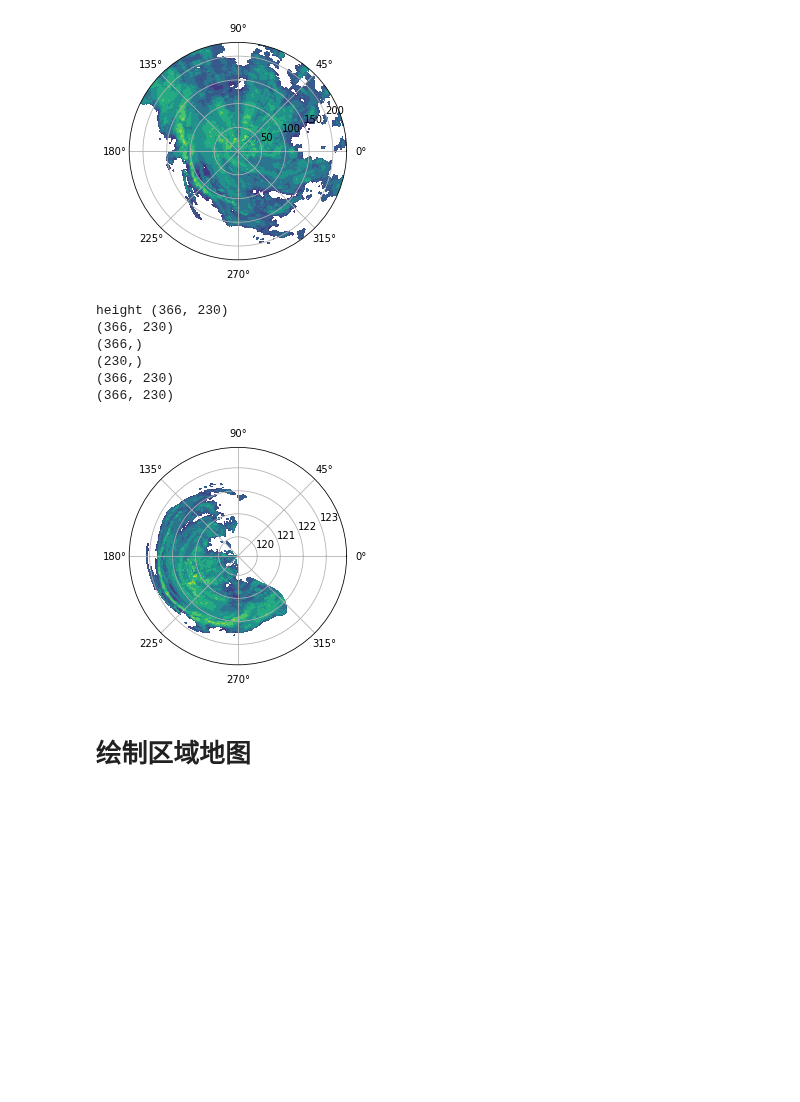
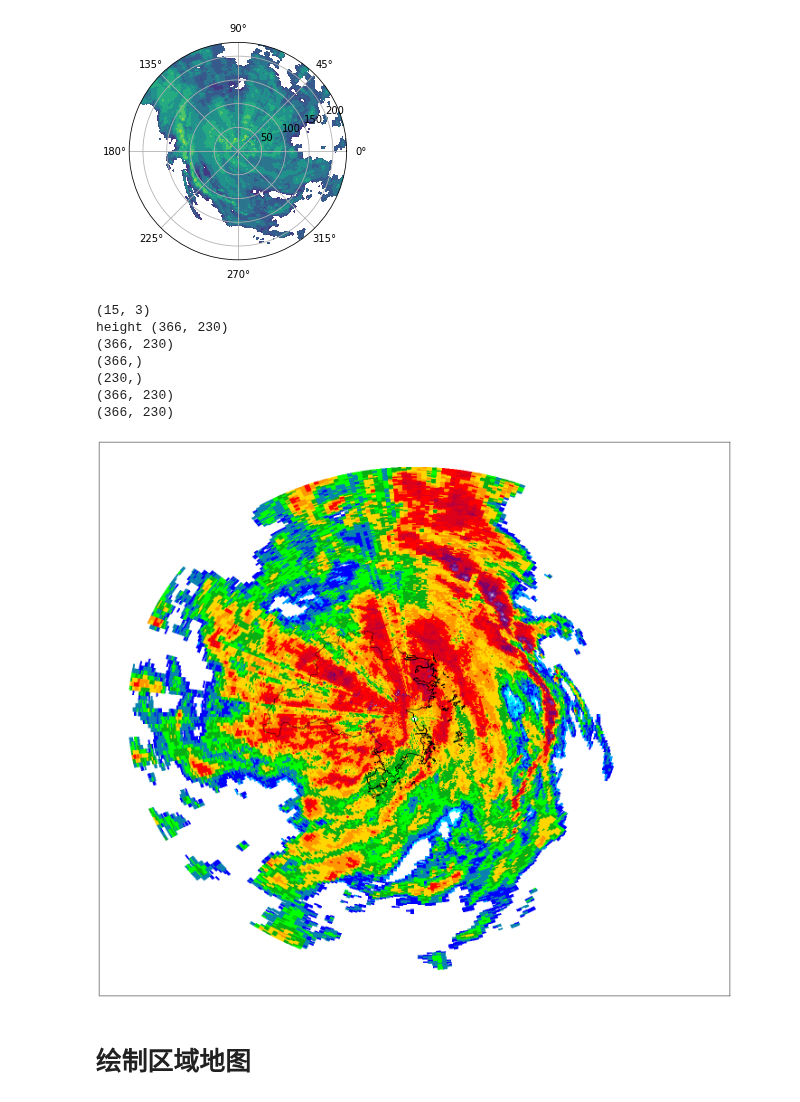
Before and after one commit to liyuan3970/study_demo, a Jupyter notebook: met_plot/rader/pup/Radar_IO读取和绘图.ipynb, the cells around one changed output. Saved outputs shown, nothing was run; the diff lists cells and outputs as text; code cells hidden in the pictures; blank space fills up the shorter version.

Commit message:
data

```diff
--- a/met_plot/rader/pup/Radar_IO读取和绘图.ipynb
+++ b/met_plot/rader/pup/Radar_IO读取和绘图.ipynb
@@ -38,36 +38,70 @@ height (366, 230)
 # %%
 import cinrad
 %matplotlib inline
 import numpy as np
 import matplotlib.pyplot as plt
+from cartopy.mpl.geoaxes import GeoAxes
+import cartopy.crs as ccrs
+from cartopy.feature import ShapelyFeature
+from cartopy.io.shapereader import Reader
+from matplotlib import cm, colors
+
+fid = open('radar.rgb')
+data=fid.readlines()
+n=len(data);
+#print(n)
+rgb=np.zeros((n,3))
+for i in np.arange(n):
+    #print(data[0].split(' '))
+    rgb[i][0]=float(data[i].split(' ')[0])
+    rgb[i][1]=data[i].split(' ')[1]
+    rgb[i][2]=data[i].split(' ')[2]
+print((rgb.shape))
+#print(rgb[253])
+cmaps= colors.ListedColormap(rgb)
+
+
 f = cinrad.io.CinradReader('Z_RADR_I_Z9576_20190810000600_O_DOR_SA_CAP.bin.bz2')
 tilt_number = 0
 data_radius = 230
 data_dtype = 'REF' # stands for reflectivity
 ra = f.get_data(tilt_number, data_radius, data_dtype)
 print('height',ra.height.shape)
 data = ra.data
 values = data
 print(values.shape)
 azimuths = np.radians(np.linspace(0, 360, 366))
 zeniths = np.arange(0, 230, 1)
 print(azimuths.shape)
 print(zeniths.shape)
 r, theta = np.meshgrid(zeniths, azimuths)
 print(r.shape)
 print(theta.shape)
-fig, ax = plt.subplots(subplot_kw=dict(projection='polar'))
-ax.contourf(ra.lat, ra.lon, values)
+fig = plt.figure(figsize=(25, 25))
+ax = plt.axes(projection=ccrs.PlateCarree())
+
+
+#fig, ax = plt.subplots()
+ax.pcolormesh(ra.lon, ra.lat, values,cmap=cmaps )
+box = [120, 123, 27, 29]
+scale = '10m'
+#ax.coastlines(scale)
+
+fname = 'taizhou.shp'
+shape_feature = ShapelyFeature(Reader(fname).geometries(),
+                                ccrs.PlateCarree(),  edgecolor='k', facecolor='none')
+ax.add_feature(shape_feature)
 
 plt.show()
 # %% [output]
+(15, 3)
 height (366, 230)
 (366, 230)
 (366,)
 (230,)
 (366, 230)
 (366, 230)
-[figure, old version]
+[figure, new version]
 # %% [markdown]
 # 绘制区域地图
 # %%
```
Also changed, not shown: parts of 1 cell of this notebook.
